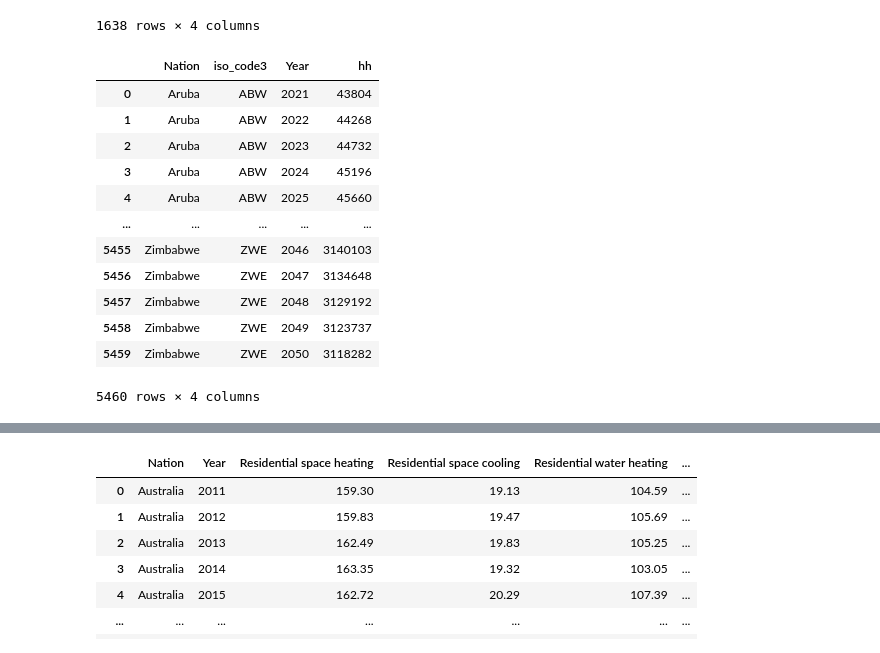
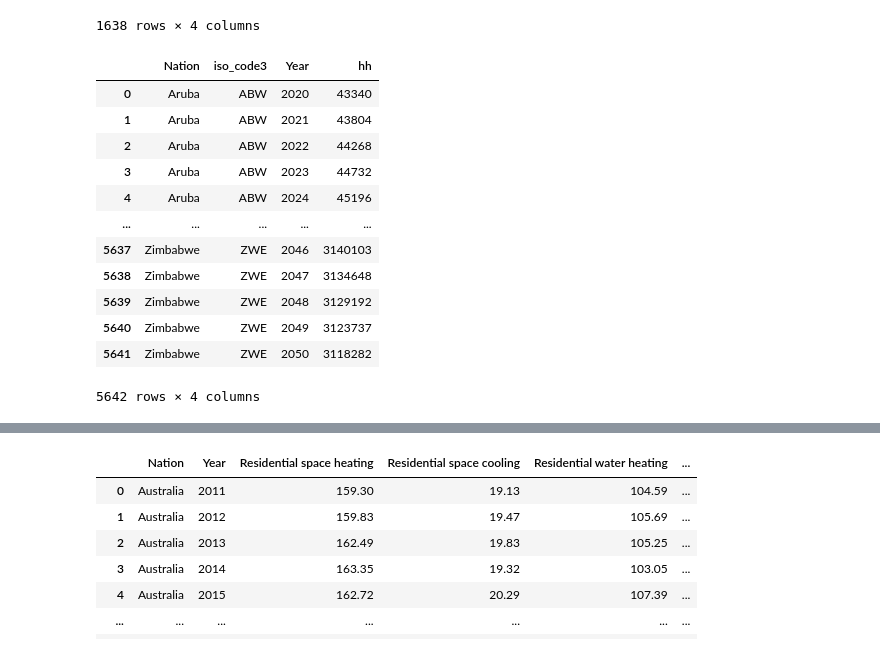
Before and after one commit to milocortes/sisepuede_data, a Jupyter notebook: Energy/consumpinit_scoe_gj_per_hh_residential_elec_appliances/src/New_Process.ipynb, the cells around one changed output, grey strips where cells are left out. Drawn from its saved outputs; the diff is of its cells as text; code cells hidden in the pictures.

```diff
--- a/Energy/consumpinit_scoe_gj_per_hh_residential_elec_appliances/src/New_Process.ipynb
+++ b/Energy/consumpinit_scoe_gj_per_hh_residential_elec_appliances/src/New_Process.ipynb
@@ -106,43 +106,58 @@ df_hh_hist
 # %%
 years_proj=range(max(min(zip(df_popur_proj['Year'].values,
                              df_popru_proj['Year'].values,
                              df_occ_proj['Year'].values))),
                 min(max(zip(df_popur_proj['Year'].values,
                             df_popru_proj['Year'].values,
                             df_occ_proj['Year'].values)))+1
                 )
+
+years_proj=range(2020,
+                min(max(zip(df_popur_proj['Year'].values,
+                            df_popru_proj['Year'].values,
+                            df_occ_proj['Year'].values)))+1
+                )
 coun_year=[]
 for iso3 in ISO3:
     count = df_countries.loc[df_countries['ISO3']==iso3]['Country Name'].values[0]
     for year in years_proj:
-        pop_ru = df_popru_proj.loc[(df_popru_proj['iso_code3'] == iso3) &
-                        (df_popru_proj['Year']== year), 'population_gnrl_rural'].values[0]
-
-        pop_ur = df_popur_proj.loc[(df_popur_proj['iso_code3'] == iso3) &
-                        (df_popur_proj['Year']== year), 'population_gnrl_urban'].values[0]
-
-        occ_rate = df_occ_proj.loc[(df_occ_proj['iso_code3'] == iso3) &
-                        (df_occ_proj['Year']== year), 'occrateinit_gnrl_occupancy'].values[0]
-
+        try:
+            pop_ru = df_popru_proj.loc[(df_popru_proj['iso_code3'] == iso3) &
+                            (df_popru_proj['Year']== year), 'population_gnrl_rural'].values[0]
+        except:
+            pop_ru = df_popru_hist.loc[(df_popru_hist['iso_code3'] == iso3) &
+                            (df_popru_hist['Year']== year), 'population_gnrl_rural'].values[0]
+        try:
+            pop_ur = df_popur_proj.loc[(df_popur_proj['iso_code3'] == iso3) &
+                            (df_popur_proj['Year']== year), 'population_gnrl_urban'].values[0]
+        except:
+            pop_ur = df_popur_hist.loc[(df_popur_hist['iso_code3'] == iso3) &
+                        (df_popur_hist['Year']== year), 'population_gnrl_urban'].values[0]
+        try:
+            occ_rate = df_occ_proj.loc[(df_occ_proj['iso_code3'] == iso3) &
+                            (df_occ_proj['Year']== year), 'occrateinit_gnrl_occupancy'].values[0]
+        except:
+            occ_rate = df_occ_hist.loc[(df_occ_hist['iso_code3'] == iso3) &
+                        (df_occ_hist['Year']== year), 'occrateinit_gnrl_occupancy'].values[0]
         hh = round((pop_ru+pop_ur)/occ_rate)
         coun_year.append([count,iso3,year,hh])
 
 df_hh_proj = pd.DataFrame(coun_year, columns=['Nation','iso_code3', 'Year','hh'])
 df_hh_proj
 # %% [output]
 |  | Nation | iso_code3 | Year | hh |
-| 0 | Aruba | ABW | 2021 | 43804 |
-| 1 | Aruba | ABW | 2022 | 44268 |
-| 2 | Aruba | ABW | 2023 | 44732 |
-| 3 | Aruba | ABW | 2024 | 45196 |
-| 4 | Aruba | ABW | 2025 | 45660 |
+| 0 | Aruba | ABW | 2020 | 43340 |
+| 1 | Aruba | ABW | 2021 | 43804 |
+| 2 | Aruba | ABW | 2022 | 44268 |
+| 3 | Aruba | ABW | 2023 | 44732 |
+| 4 | Aruba | ABW | 2024 | 45196 |
 | ... | ... | ... | ... | ... |
-| 5455 | Zimbabwe | ZWE | 2046 | 3140103 |
-| 5456 | Zimbabwe | ZWE | 2047 | 3134648 |
-| 5457 | Zimbabwe | ZWE | 2048 | 3129192 |
-| 5458 | Zimbabwe | ZWE | 2049 | 3123737 |
-| 5459 | Zimbabwe | ZWE | 2050 | 3118282 |
+| 5637 | Zimbabwe | ZWE | 2046 | 3140103 |
+| 5638 | Zimbabwe | ZWE | 2047 | 3134648 |
+| 5639 | Zimbabwe | ZWE | 2048 | 3129192 |
+| 5640 | Zimbabwe | ZWE | 2049 | 3123737 |
+| 5641 | Zimbabwe | ZWE | 2050 | 3118282 |
-5460 rows × 4 columns
+5642 rows × 4 columns
 # %%
 df_hh_proj[df_hh_proj['Nation'].str.startswith('Tur')]
 # %% [output]
```
Also changed, not shown: parts of 17 cells of this notebook, 22 other files.
